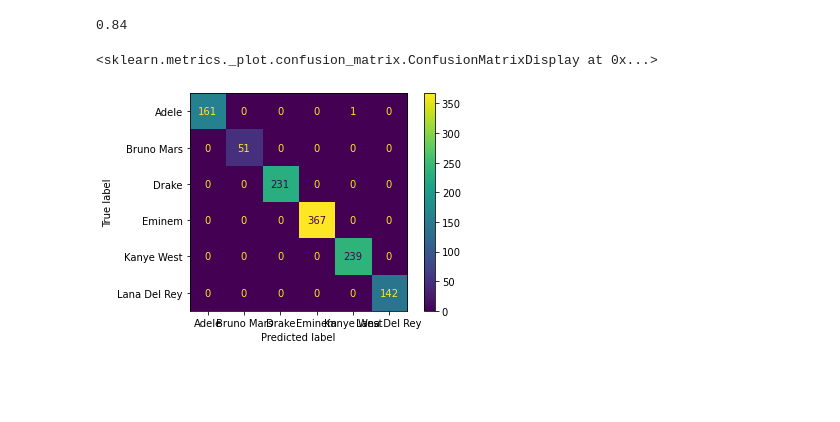
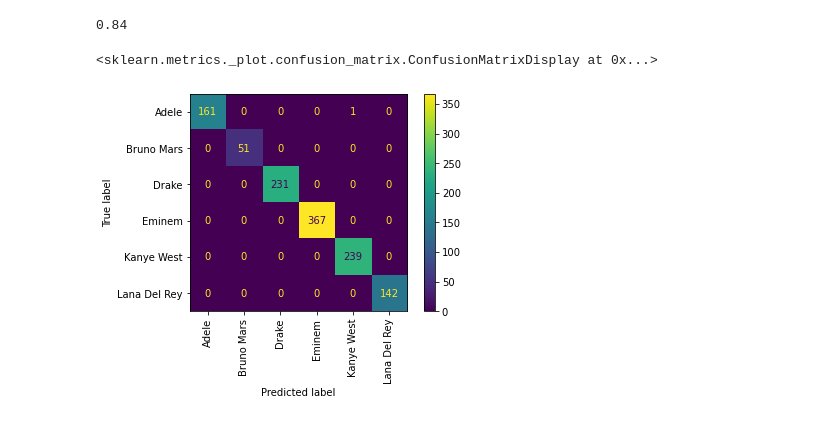
Before and after one commit to martinalex7/ProjetPython2A, a Jupyter notebook: rapports/3_modelling.ipynb, the cells around one changed output. Cells and saved outputs as stored; diff of their text form; code cells hidden in the pictures; blank space fills up the shorter version.

```diff
--- a/rapports/3_modelling.ipynb
+++ b/rapports/3_modelling.ipynb
@@ -197,7 +197,7 @@ clf.score(X_test,y_test).round(2)
 # %%
 from sklearn.metrics import ConfusionMatrixDisplay
 
-ConfusionMatrixDisplay.from_estimator(clf, X_train, y_train, display_labels=clf.classes_)
+ConfusionMatrixDisplay.from_estimator(clf, X_train, y_train, display_labels=clf.classes_, xticks_rotation='vertical')
 # %% [output]
 <sklearn.metrics._plot.confusion_matrix.ConfusionMatrixDisplay at 0x...>
-[figure, old version]
+[figure, new version]
```
Also changed, not shown: parts of 2 cells of this notebook.
